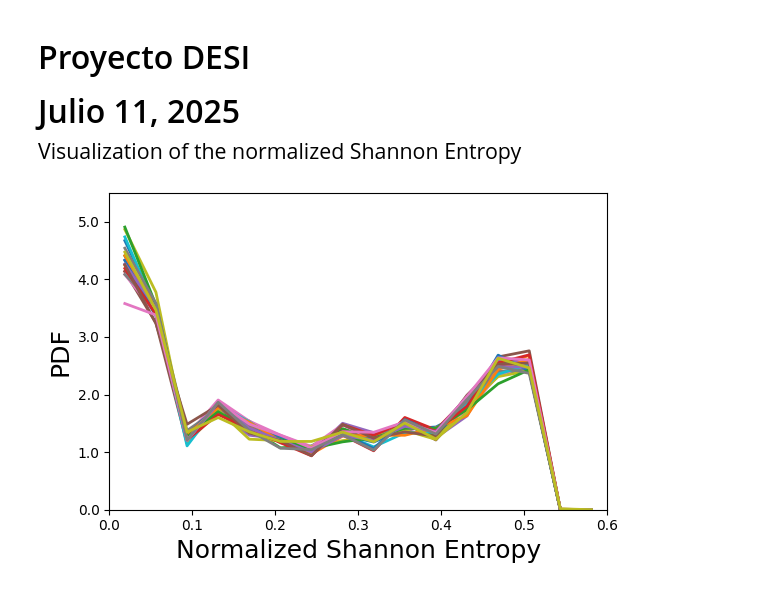
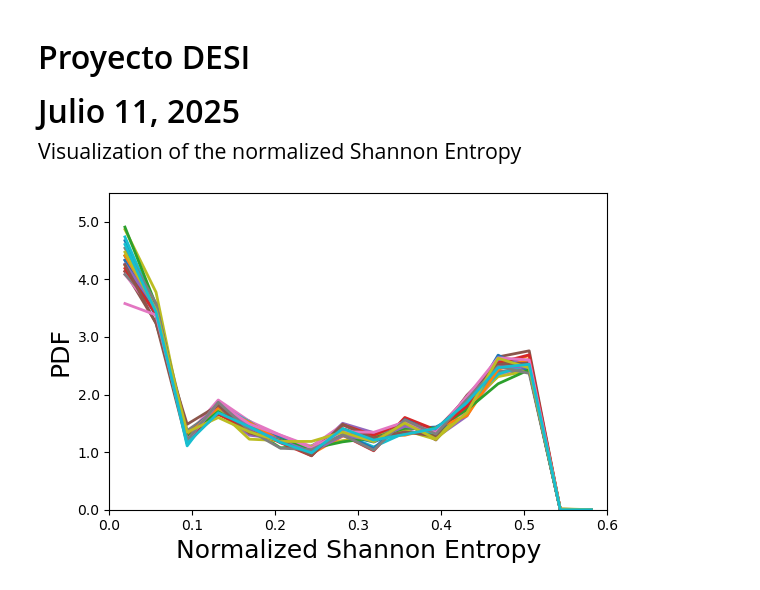
Before and after one commit to soguevaram/DESI, a Jupyter notebook: 20250711_Shannon_entropy.ipynb, the cells around one changed output. Saved outputs shown, nothing was run; the diff lists cells and outputs as text; code cells hidden in the pictures.

```diff
--- a/20250711_Shannon_entropy.ipynb
+++ b/20250711_Shannon_entropy.ipynb
@@ -12,23 +12,23 @@ from astropy.table import Table
 # %%
 fig, ax = plt.subplots(figsize=(6, 4))
 
 bins = 16
 
-for i in range(19):
+for i in range(20):
     file = f'entropy_rosette/LRG_entropy_rosette_{i}.ecsv'
     table = Table.read(file, format="ascii.ecsv")
     entropy_values = table['entropy']
     hist, bin_edges = np.histogram(entropy_values, bins=bins, range=(0, 0.6), density=True)
     bin_centers = (bin_edges[:-1] + bin_edges[1:]) / 2
 
     ax.plot(bin_centers, hist, linewidth=2)
 
 ax.set_xlabel(r"Normalized Shannon Entropy", fontsize=18)
 ax.set_ylabel("PDF", fontsize=18)
 ax.set_xlim(0, 0.6)
 plt.ylim([0, 5.5])
 ax.yaxis.set_major_formatter(plt.FormatStrFormatter('%.1f'))
 
 plt.tight_layout()
 # %% [output]
-[figure, old version]
+[figure, new version]
```
Also changed, not shown: 20 other files.
